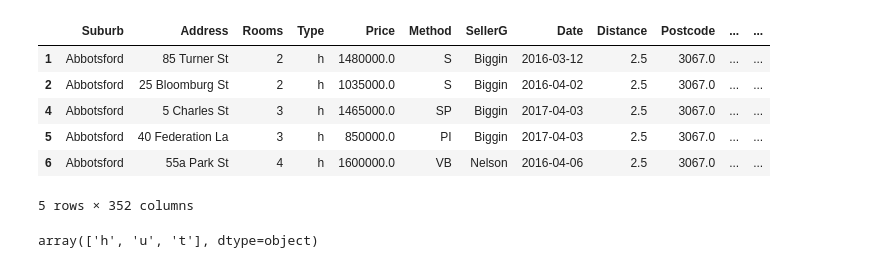
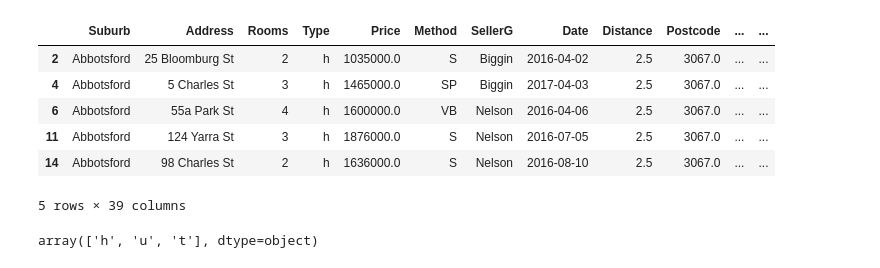
Before and after one commit to tcbriggs981/Thinkful-Unit-03, a Jupyter notebook: 030604 Housing Prices.ipynb, the cells around one changed output. Saved outputs shown, nothing was run; the diff lists cells and outputs as text; code cells hidden in the pictures.

```diff
--- a/030604 Housing Prices.ipynb
+++ b/030604 Housing Prices.ipynb
@@ -130,0 +264,3 @@ mel.head()
+# %%
+mel['fromCenter'] = mel.location - melbourne
+mel.loc[mel.location>107.600].sort_values(by='location')
@@ -130,0 +275,2 @@ mel.head()
+# %%
+mel = mel.drop(mel[mel.location>107.600].index)
@@ -133,5 +348,7 @@ top_seller = seller_plt.sort_values(by='count', ascending=False).head(60)
 worst_seller = seller_plt.sort_values(by='count', ascending=False).tail(328)
 top_list = top_seller.SellerG.values
 worst_list = worst_seller.SellerG.values
+# %%
+dummies = pd.get_dummies(mel[['Type', 'Method']])
 # %%
 # Create dummies for some of the features
@@ -149,27 +363,27 @@ array(['Northern Metropolitan', 'Western Metropolitan',
 # %%
 mel.Suburb = mel.Suburb.astype('category')
 #mel.Type = mel.Type.astype('category')
-#mel.SellerG = mel.SellerG.astype('category')
+mel.SellerG = mel.SellerG.astype('category')
 #mel.Method = mel.Method.astype('category')
 mel.Regionname = mel.Regionname.astype('category')
 mel.CouncilArea = mel.CouncilArea.astype('category')
 # %%
 # Create Categories for some of the data
 mel['suburbCodes'] = mel.Suburb.cat.codes
 #mel['typeCodes'] = mel.Type.cat.codes
 #mel['methodCodes'] = mel.Method.cat.codes
-#mel['sellerCodes'] = mel.SellerG.cat.codes
+mel['sellerCodes'] = mel.SellerG.cat.codes
 mel['regionCodes'] = mel.Regionname.cat.codes
 mel['councilCodes'] = mel.CouncilArea.cat.codes
 mel.head()
 # %% [output]
 |  | Suburb | Address | Rooms | Type | Price | Method | SellerG | Date | Distance | Postcode | ... | ... |
-| 1 | Abbotsford | 85 Turner St | 2 | h | 1480000.0 | S | Biggin | 2016-03-12 | 2.5 | 3067.0 | ... | ... |
 | 2 | Abbotsford | 25 Bloomburg St | 2 | h | 1035000.0 | S | Biggin | 2016-04-02 | 2.5 | 3067.0 | ... | ... |
 | 4 | Abbotsford | 5 Charles St | 3 | h | 1465000.0 | SP | Biggin | 2017-04-03 | 2.5 | 3067.0 | ... | ... |
-| 5 | Abbotsford | 40 Federation La | 3 | h | 850000.0 | PI | Biggin | 2017-04-03 | 2.5 | 3067.0 | ... | ... |
 | 6 | Abbotsford | 55a Park St | 4 | h | 1600000.0 | VB | Nelson | 2016-04-06 | 2.5 | 3067.0 | ... | ... |
+| 11 | Abbotsford | 124 Yarra St | 3 | h | 1876000.0 | S | Nelson | 2016-07-05 | 2.5 | 3067.0 | ... | ... |
+| 14 | Abbotsford | 98 Charles St | 2 | h | 1636000.0 | S | Nelson | 2016-08-10 | 2.5 | 3067.0 | ... | ... |
-5 rows × 352 columns
+5 rows × 39 columns
 # %%
 mel.Type.unique()
 # %% [output]
```
Also changed, not shown: parts of 48 cells of this notebook.
